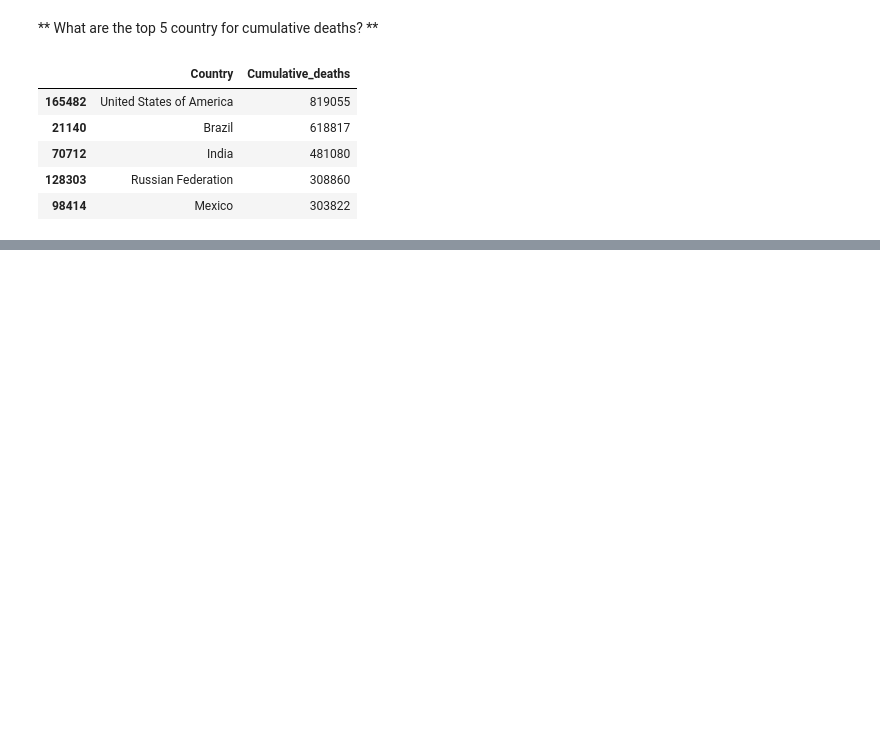
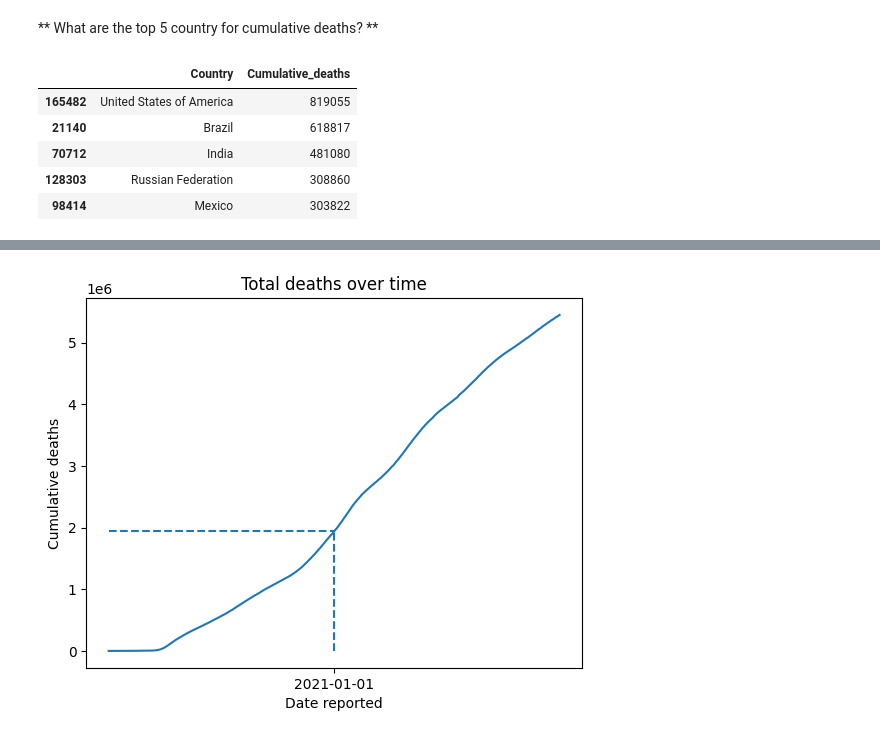
Before and after one commit to wai157/Covid_data_visualization, a Jupyter notebook: data_visualization.ipynb, the cells around one changed output, grey strips where cells are left out. Drawn from its saved outputs; the diff is of its cells as text; code cells hidden in the pictures; blank space fills up the shorter version.

```diff
--- a/data_visualization.ipynb
+++ b/data_visualization.ipynb
@@ -92,0 +127,14 @@ df[df['Date_reported']=='2021-12-31'].sort_values('Cumulative_deaths', ascending
+# %%
+
+sns.lineplot(data=sums, x='Date_reported', y='Cumulative_deaths')
+
+plt.title('Total deaths over time')
+plt.xlabel('Date reported')
+plt.xticks('2021-01-01')
+plt.vlines(x='2021-01-01', ymin=0, ymax=sums['Cumulative_deaths']['2021-01-01'], linestyles='--')
+plt.hlines(y=sums['Cumulative_deaths']['2021-01-01'], xmin=df['Date_reported'].min(), xmax='2021-01-01', linestyles='--')
+plt.ylabel('Cumulative deaths')
+
+plt.show()
+# %% [output]
+[figure, added]
```
Also changed, not shown: parts of 8 cells of this notebook.
